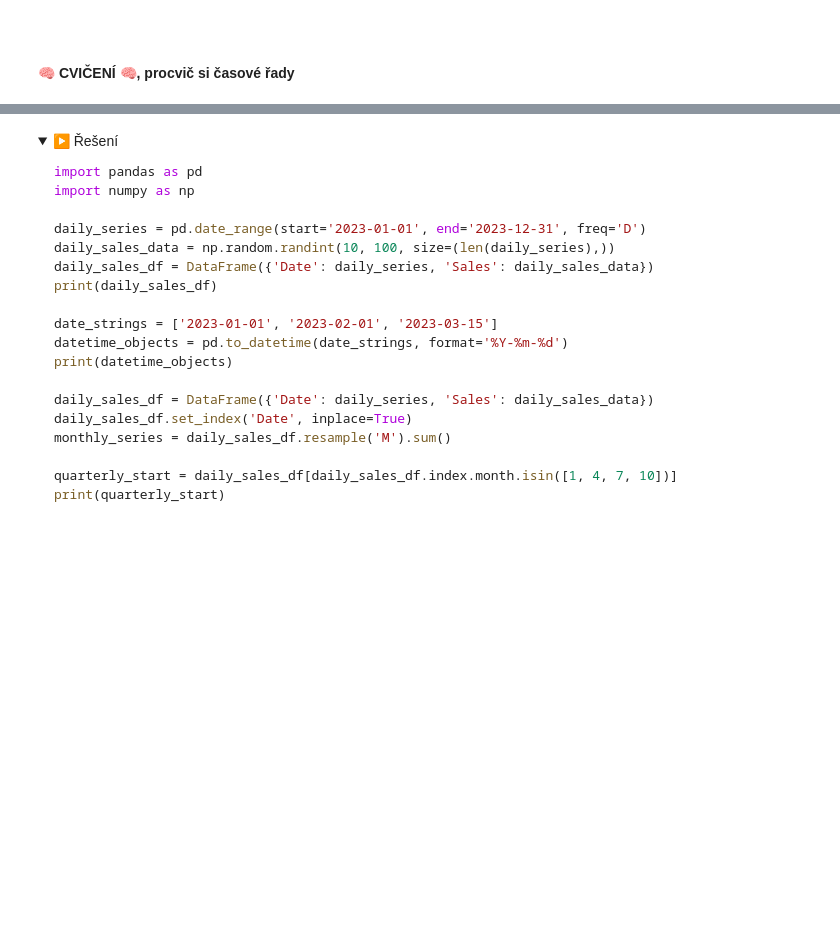
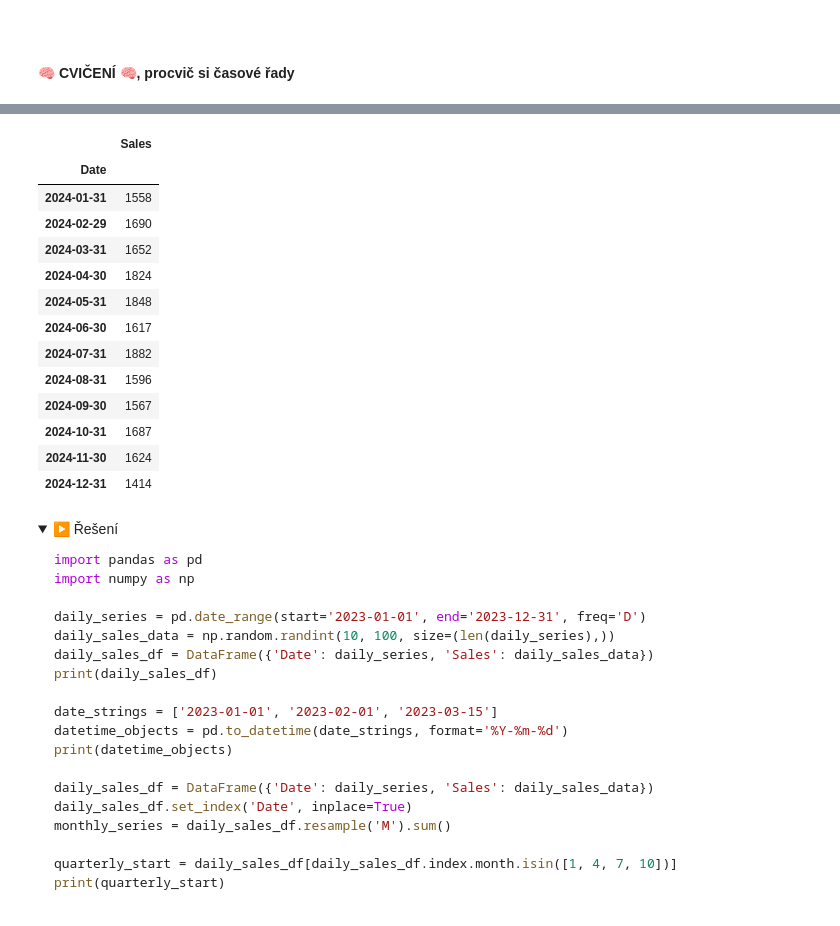
Before and after one commit to Bralor/bnp_course, a Jupyter notebook: shared/notebooks/lesson09.ipynb, the cells around one changed output, grey strips where cells are left out. Drawn from its saved outputs; the diff is of its cells as text; code cells hidden in the pictures; folded sections open; blank space fills up the shorter version.

```diff
--- a/shared/notebooks/lesson09.ipynb
+++ b/shared/notebooks/lesson09.ipynb
@@ -1906,2 +1929,4 @@ import numpy as np
 # %%
-daily_sales_data = np.random.randint(10, 100, size=(len(daily_series),))
+daily_sales_data = np.random.randint(10, 100, size=(len(daily_dates),))
+# %%
+daily_sales_df = DataFrame({'Date': daily_dates, 'Sales': daily_sales_data})
@@ -1907,0 +1942,2 @@ daily_sales_data = np.random.randint(10, 100, size=(len(daily_series),))
+# %%
+daily_sales_df.set_index('Date', inplace=True)
@@ -1908,3 +1961,22 @@ daily_sales_data = np.random.randint(10, 100, size=(len(daily_series),))
+# %%
+monthly_series = daily_sales_df.resample('M').sum()
+# %%
+monthly_series
+# %% [output]
+|  | Sales |
+| Date |  |
+| 2024-01-31 | 1558 |
+| 2024-02-29 | 1690 |
+| 2024-03-31 | 1652 |
+| 2024-04-30 | 1824 |
+| 2024-05-31 | 1848 |
+| 2024-06-30 | 1617 |
+| 2024-07-31 | 1882 |
+| 2024-08-31 | 1596 |
+| 2024-09-30 | 1567 |
+| 2024-10-31 | 1687 |
+| 2024-11-30 | 1624 |
+| 2024-12-31 | 1414 |
 # %% [markdown]
 <details>
     <summary>▶️ Řešení</summary>
```
Also changed, not shown: parts of 9 cells of this notebook.
